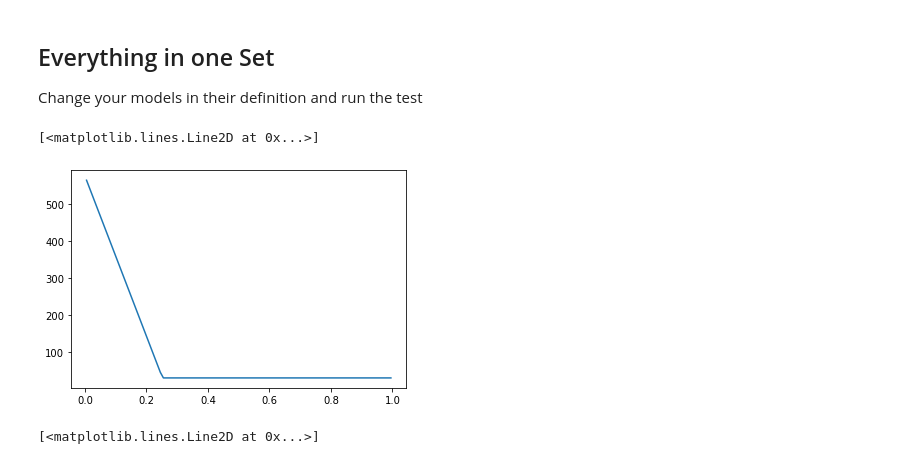
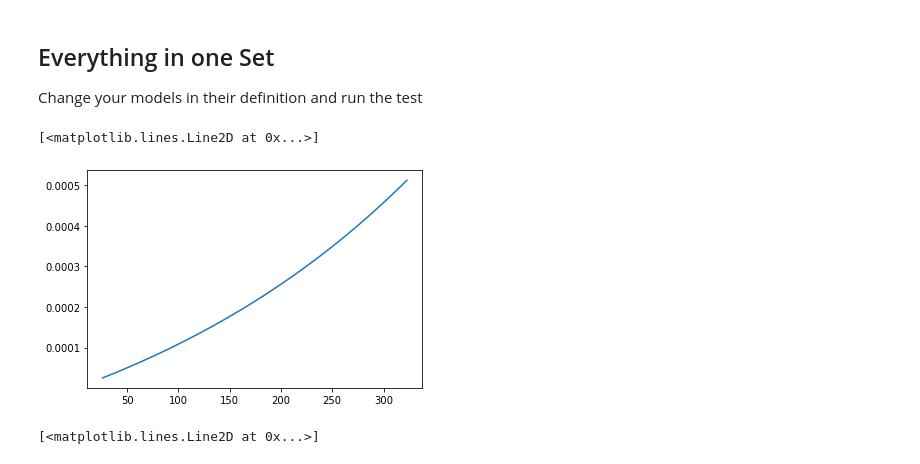
Before and after one commit to jhnnsrs/layer5-pyramidal-model, a Jupyter notebook: notebooks/Hallermann - All-Copy1.ipynb, the cells around one changed output. Cells and saved outputs as stored; diff of their text form; code cells hidden in the pictures.

```diff
--- a/notebooks/Hallermann - All-Copy1.ipynb
+++ b/notebooks/Hallermann - All-Copy1.ipynb
@@ -24,11 +24,11 @@ cell = cellbuilder()
 # %%
 
 import matplotlib.pyplot as plt
 
-plt.plot(cell.c.distributions["sec_basal"],cell.c.distributions["na_basal"])
+plt.plot(cell.c.distributions["d_basal"],cell.c.distributions["ih_basal"])
 # %% [output]
 [<matplotlib.lines.Line2D at 0x...>]
-[figure, old version]
+[figure, new version]
 # %%
 # %% [output]
 [<matplotlib.lines.Line2D at 0x...>]
```
Also changed, not shown: 6 other files.
